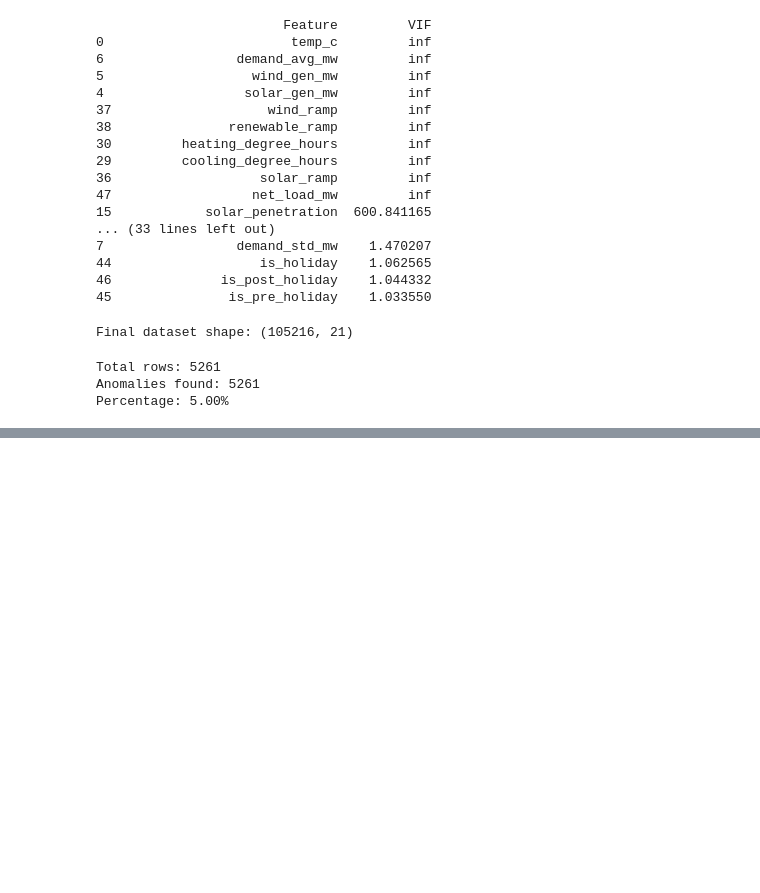
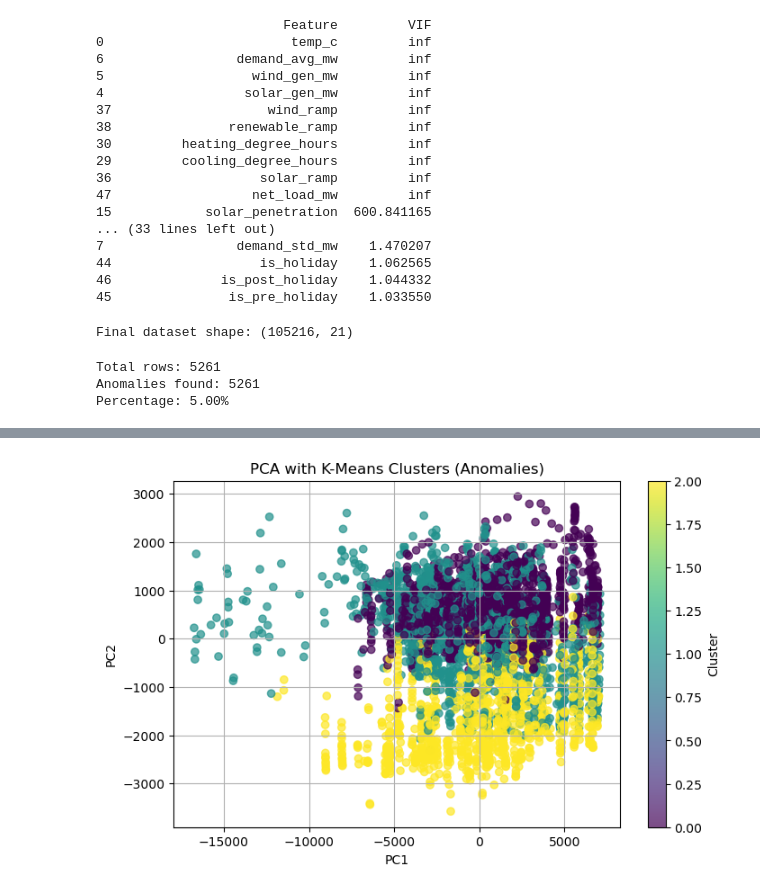
Before and after one commit to HarshilChawla/multi-scale-energy-stress-analysis, a Jupyter notebook: code/anamoly detection and interpretation/isolation_forest.ipynb, the cells around one changed output, grey strips where cells are left out. Drawn from its saved outputs; the diff is of its cells as text; code cells hidden in the pictures; blank space fills up the shorter version.

```diff
--- a/code/anamoly detection and interpretation/isolation_forest.ipynb
+++ b/code/anamoly detection and interpretation/isolation_forest.ipynb
@@ -145,0 +241,15 @@ Percentage: 5.00%
+# %%
+#Applying K-Means
+from sklearn.preprocessing import StandardScaler
+from sklearn.cluster import KMeans
+
+feature_cols = anomalies_df.select_dtypes(include=[np.number]).columns.tolist()
+feature_cols = [col for col in feature_cols if col not in ['if_anomaly_flag', 'if_anomaly_score', 'cluster']]
+scaler = StandardScaler()
+X_anom_scaled = scaler.fit_transform(anomalies_df[feature_cols])
+kmeans = KMeans(n_clusters=3, random_state=42)
+anomalies_df['cluster'] = kmeans.fit_predict(X_anom_scaled)
+anomalies_df['cluster'].value_counts()
+
+cluster_summary = anomalies_df.groupby('cluster')[feature_cols].mean()
+cluster_summary_df = pd.DataFrame(cluster_summary)
@@ -145,0 +265,15 @@ Percentage: 5.00%
+# %%
+plt.figure(figsize=(8,5))
+
+plt.scatter(pca_df['PC1'], pca_df['PC2'],
+            c=anomalies_df['cluster'], cmap='viridis', alpha=0.7)
+
+plt.title("PCA with K-Means Clusters (Anomalies)")
+plt.xlabel("PC1")
+plt.ylabel("PC2")
+plt.colorbar(label='Cluster')
+plt.grid()
+
+plt.show()
+# %% [output]
+[figure, added]
```
Also changed, not shown: parts of 9 cells of this notebook, 2 other files.
